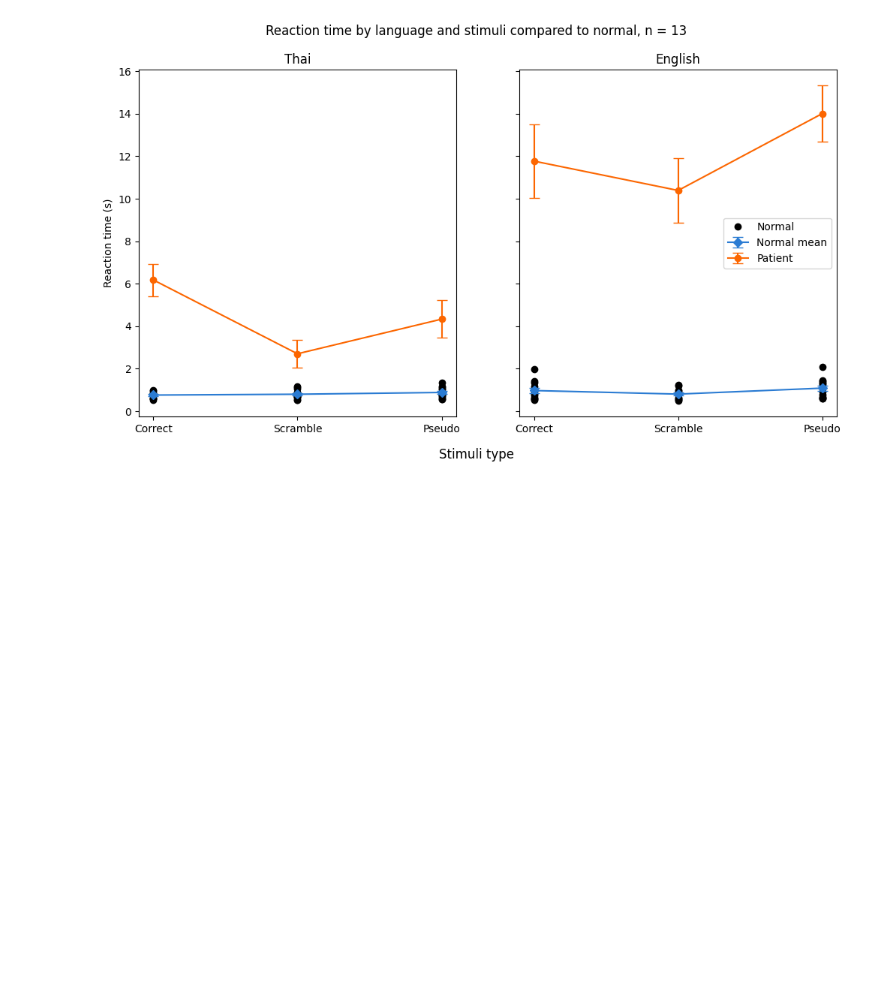
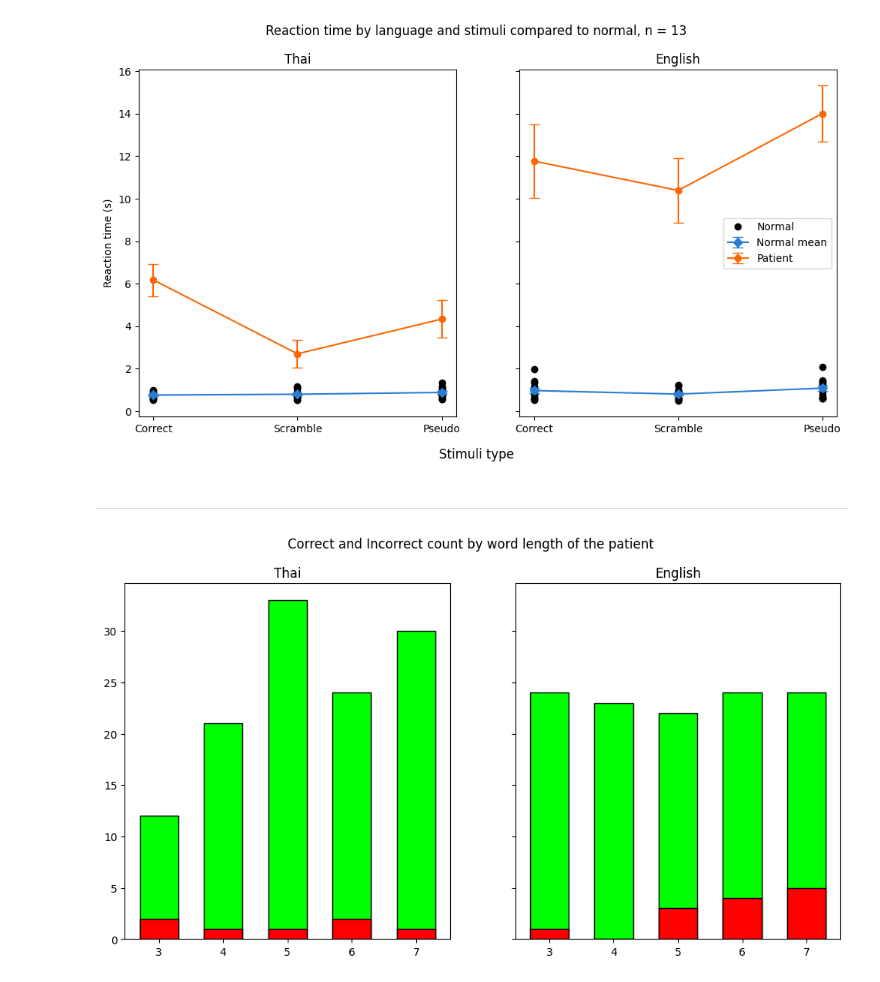
Before and after one commit to Plausma/Dyslexia, a Jupyter notebook: task 2 edit.ipynb, the cells around one changed output. Drawn from its saved outputs; the diff is of its cells as text; code cells hidden in the pictures; blank space fills up the shorter version.

```diff
--- a/task 2 edit.ipynb
+++ b/task 2 edit.ipynb
@@ -699,3 +701,18 @@ legend_unique()
 # plt.savefig("./figure/norm/II norm RT by stimuli and lang.png")
 # %% [output]
 [figure]
+# %% [markdown]
+---
+# %%
+n = ptall.groupby(['word_length', 'score', 'lang']).size().unstack().fillna(0)
+fig, ax  = plt.subplots(1, 2, figsize=(12,6), sharey=True)
+plt.suptitle("Correct and Incorrect count by word length of the patient")
+for i, (l, v) in enumerate( n.items()):
+    lang = 'Thai' if l == 1 else 'English'
+    df = v.unstack()
+    df['n'] = df[0] + df[1]
+    ax[i].bar(df.index, df.n, color = 'lime', width = 0.6, edgecolor = 'black')
+    ax[i].bar(df.index, df[0], color = 'red', width = 0.6,edgecolor = 'black')
+    ax[i].set_title(lang)
+# %% [output]
+[figure, added]
```
Also changed, not shown: parts of 5 cells of this notebook, 2 other files.
